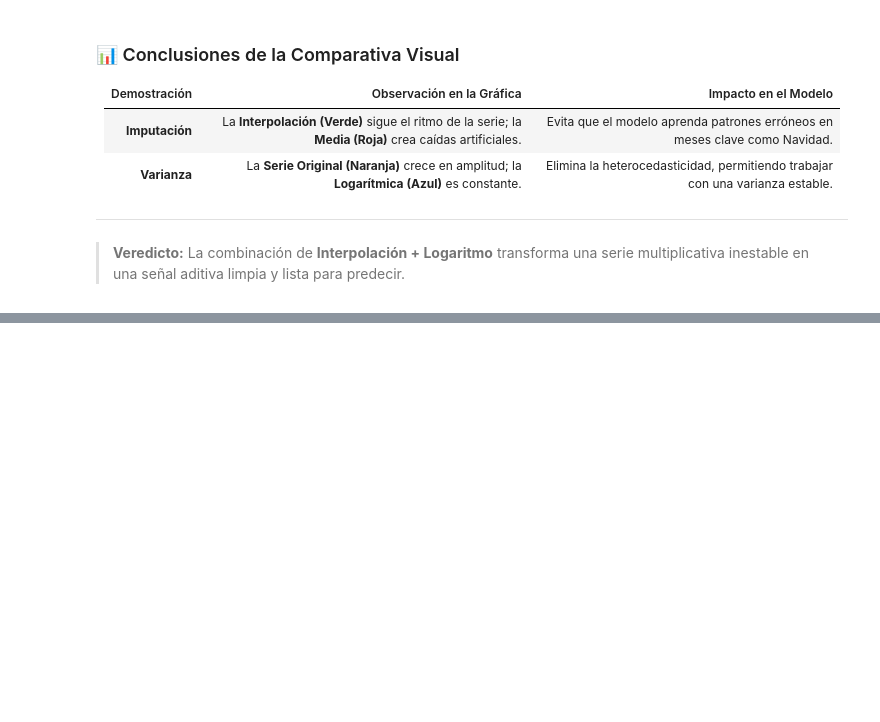
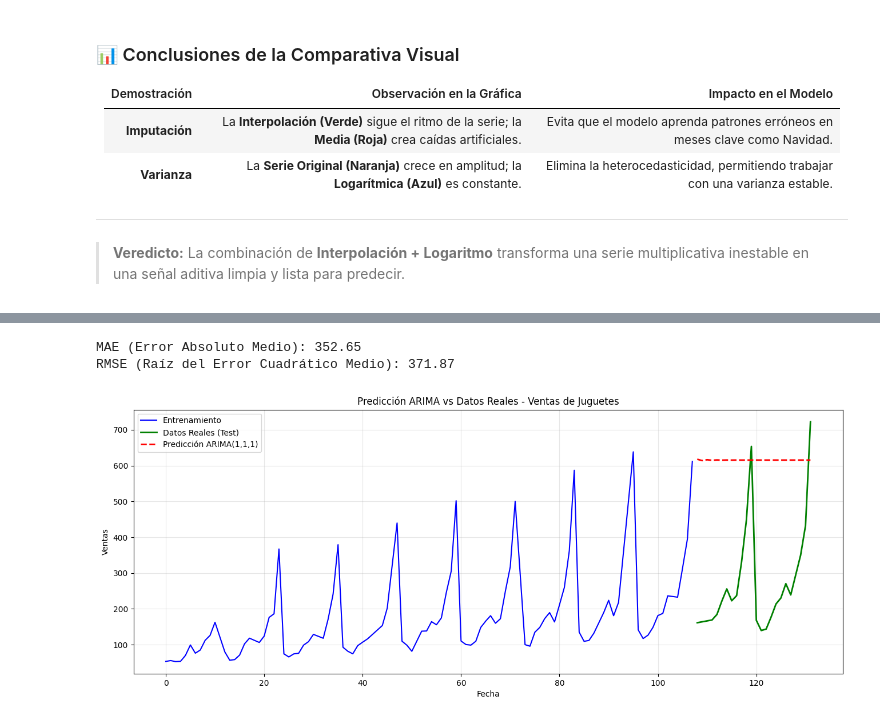
Before and after one commit to rasitoo/PythonDataAnalisis_bigdata_AHK, a Jupyter notebook: 22ARIMA_SARIMA_y_metodos _clasicos.ipynb, the cells around one changed output, grey strips where cells are left out. Drawn from its saved outputs; the diff is of its cells as text; code cells hidden in the pictures; blank space fills up the shorter version.

Commit message:
add sarima arima

```diff
--- a/22ARIMA_SARIMA_y_metodos _clasicos.ipynb
+++ b/22ARIMA_SARIMA_y_metodos _clasicos.ipynb
@@ -568,0 +499,10 @@ plt.show()
+# %%
+# Entrenar el modelo ARIMA(1, 1, 1)
+model_arima = ARIMA(train, order=(1, 1, 1))
+fitted_arima = model_arima.fit()
+
+# Mostrar el resumen del modelo
+print("=" * 70)
+print("RESUMEN DEL MODELO ARIMA(1, 1, 1)")
+print("=" * 70)
+print(fitted_arima.summary())
@@ -568,0 +533,31 @@ plt.show()
+# %%
+# Hacer predicciones para los próximos 24 meses
+forecast_arima = fitted_arima.forecast(steps=24)
+
+# Deshacer la transformación logarítmica
+test_real = np.exp(test)
+train_real = np.exp(train)
+forecast_arima_real = np.exp(forecast_arima)
+
+# Calcular métricas de error
+mae_arima = mean_absolute_error(test_real, forecast_arima_real)
+rmse_arima = np.sqrt(mean_squared_error(test_real, forecast_arima_real))
+
+print(f"MAE (Error Absoluto Medio): {mae_arima:.2f}")
+print(f"RMSE (Raíz del Error Cuadrático Medio): {rmse_arima:.2f}")
+
+# Visualización
+plt.figure(figsize=(16, 6))
+plt.plot(train_real.index, train_real, label='Entrenamiento', color='blue')
+plt.plot(test_real.index, test_real, label='Datos Reales (Test)', color='green', linewidth=2)
+plt.plot(test.index, forecast_arima_real, label='Predicción ARIMA(1,1,1)', color='red', linestyle='--', linewidth=2)
+plt.title('Predicción ARIMA vs Datos Reales - Ventas de Juguetes')
+plt.xlabel('Fecha')
+plt.ylabel('Ventas')
+plt.legend()
+plt.grid(True, alpha=0.3)
+plt.show()
+# %% [output]
+MAE (Error Absoluto Medio): 352.65
+RMSE (Raíz del Error Cuadrático Medio): 371.87
+[figure, added]
```
Also changed, not shown: parts of 32 cells of this notebook, 2 other files.
